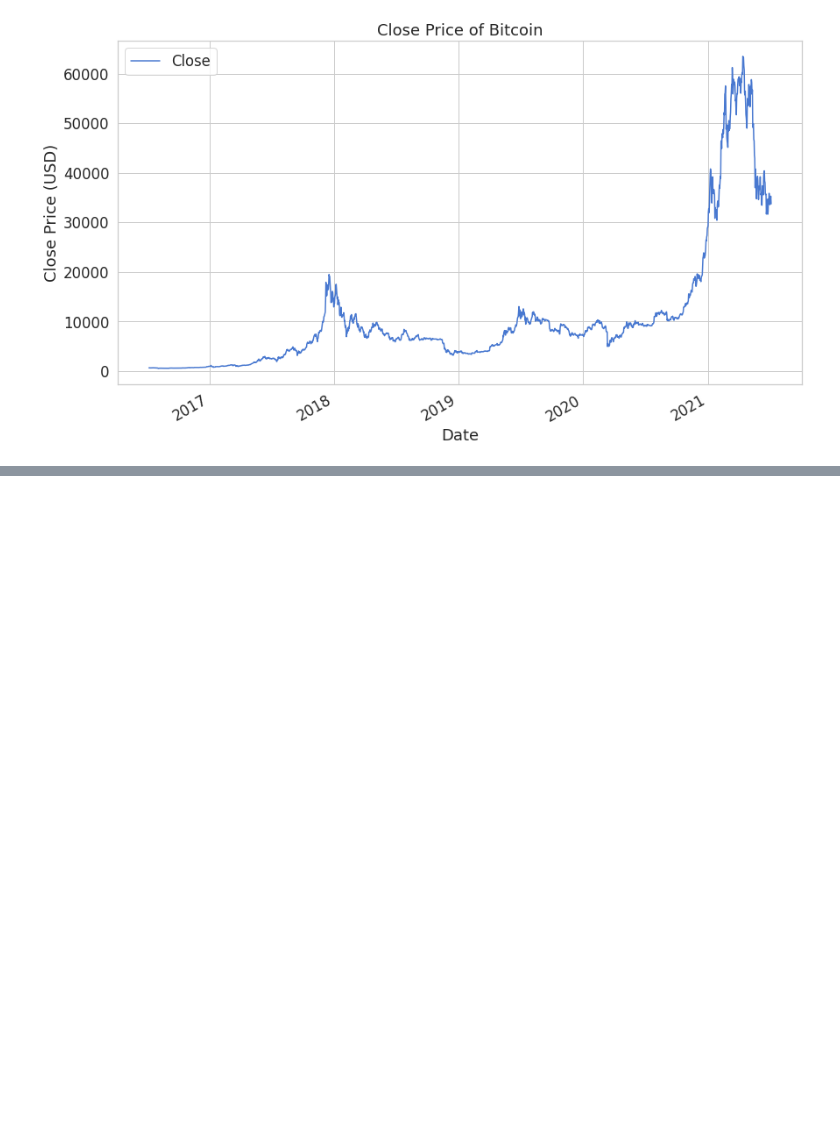
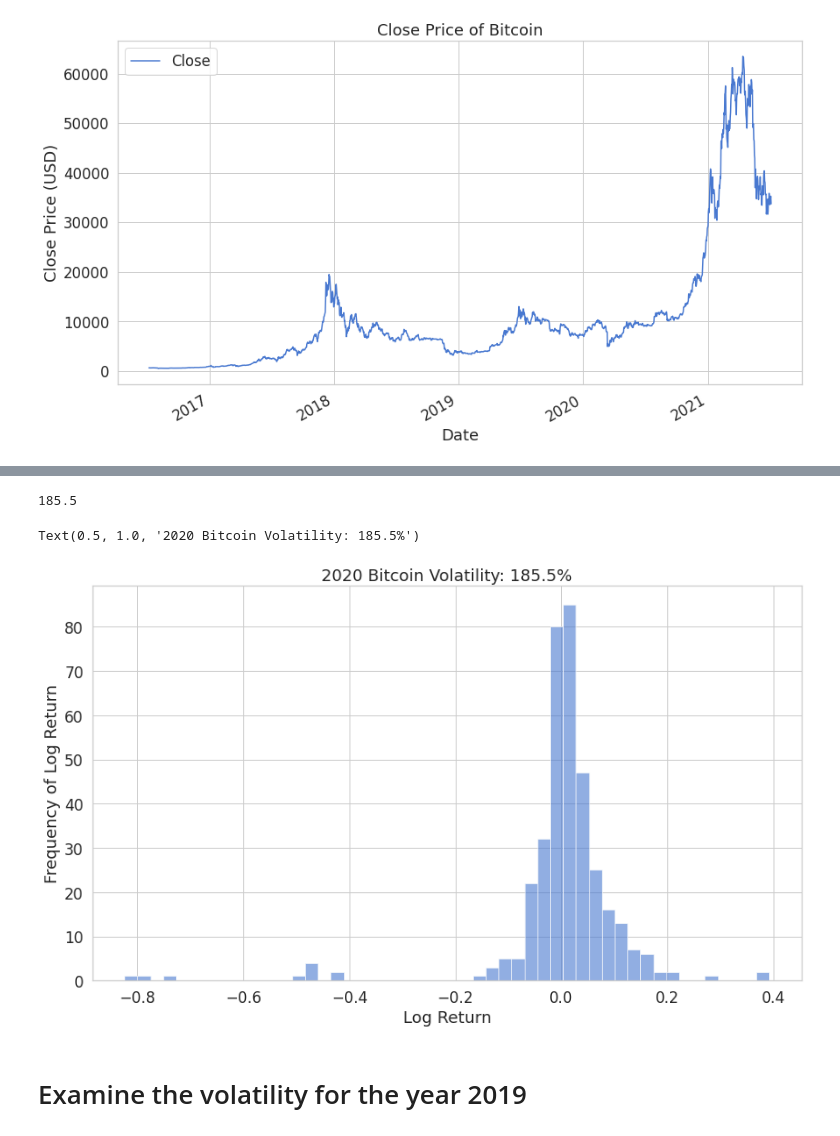
Before and after one commit to LaviJ/Cryptocurrency-Analysis, a Jupyter notebook: Exploratory Data Analysis/EDA_Bitcoin.ipynb, the cells around one changed output, grey strips where cells are left out. Saved outputs shown, nothing was run; the diff lists cells and outputs as text; code cells hidden in the pictures; blank space fills up the shorter version.

Commit message:
finishing analysis for Bitcoin 2018 to 2020

```diff
--- a/Exploratory Data Analysis/EDA_Bitcoin.ipynb
+++ b/Exploratory Data Analysis/EDA_Bitcoin.ipynb
@@ -141,4 +158,4 @@ print(year_2020)
 # %%
 # Create a new dataframe showing only 2020
-df_2020 = pd.DataFrame(data=filtered_dates)
+df_2020 = pd.DataFrame(data=year_2020)
 df_2020.head()
@@ -163,11 +197,18 @@ volatility_2020 = df_2020["Log_Returns"].std()*253**.5
 str_vol_2020 = str(round(volatility_2020, 4)*100)
 
 print(str_vol_2020)
+# %% [output]
+185.5
 # %%
 # Visualize the volatility of the 2020 stock price of Bitcoin
 
 fig, ax = plt.subplots()
 df_2020["Log_Returns"].hist(ax=ax, bins=50, alpha=0.6, color="b")
 ax.set_xlabel("Log Return")
 ax.set_ylabel("Frequency of Log Return")
-ax.set_title("2020 Bitcoin Volatility: " + str_vol + "%" )
+ax.set_title("2020 Bitcoin Volatility: " + str_vol_2020 + "%" )
+# %% [output]
+Text(0.5, 1.0, '2020 Bitcoin Volatility: 185.5%')
+[figure, added]
+# %% [markdown]
+# Examine the volatility for the year 2019
```
Also changed, not shown: parts of 22 cells of this notebook.
